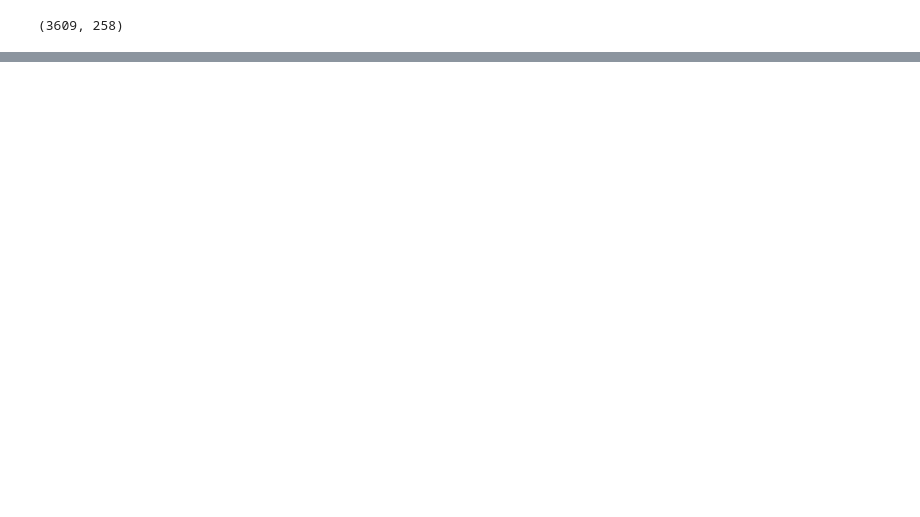
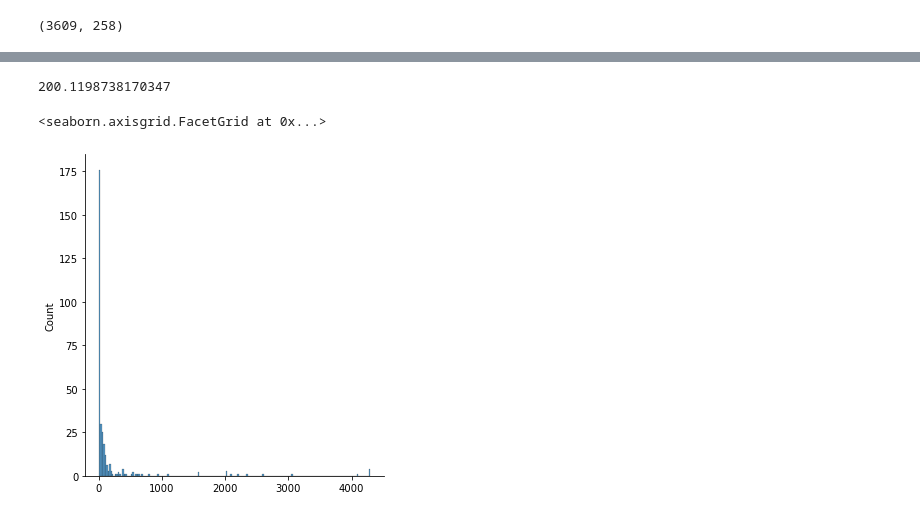
Before and after one commit to Bishop-Laboratory/autoPLIER-analysis, a Jupyter notebook: analysis/EDA_Julian/Logistic Regression celltype classifiers.ipynb, the cells around one changed output, grey strips where cells are left out. Cells and saved outputs as stored; diff of their text form; code cells hidden in the pictures; blank space fills up the shorter version.

```diff
--- a/analysis/EDA_Julian/Logistic Regression celltype classifiers.ipynb
+++ b/analysis/EDA_Julian/Logistic Regression celltype classifiers.ipynb
@@ -64,15 +49,14 @@ sample2types = {
 
 types_per_b_samples = B_df.index.map(sample2types).values
 
-
 mlb = MultiLabelBinarizer()
 types_per_b_samples = B_df.index.map(sample2types).values
 
-train_dummies = pd.DataFrame(mlb.fit_transform(types_per_b_samples), columns=mlb.classes_, index=B_df.index)
+samples_dummies = pd.DataFrame(mlb.fit_transform(types_per_b_samples), columns=mlb.classes_, index=B_df.index)
 
-celltypes = train_dummies.columns.tolist()
+celltypes = samples_dummies.columns.tolist()
 
 type2samples = {
-            type_: train_dummies.index[train_dummies[type_]== 1].tolist()
-            for type_ in celltypes
-        }
+    type_: samples_dummies.index[samples_dummies[type_] == 1].tolist()
+    for type_ in celltypes
+}
@@ -90,0 +63,3 @@ mean_samplesize
+# %%
+types_sizes = samples_dummies.sum()
+types_sizes
@@ -90,0 +79,10 @@ mean_samplesize
+# %%
+types_sizes.mean()
+# %% [output]
+200.1198738170347
+# %%
+import seaborn as sns
+sns.displot(types_sizes)
+# %% [output]
+<seaborn.axisgrid.FacetGrid at 0x...>
+[figure, added]
```
Also changed, not shown: parts of 41 cells of this notebook.
